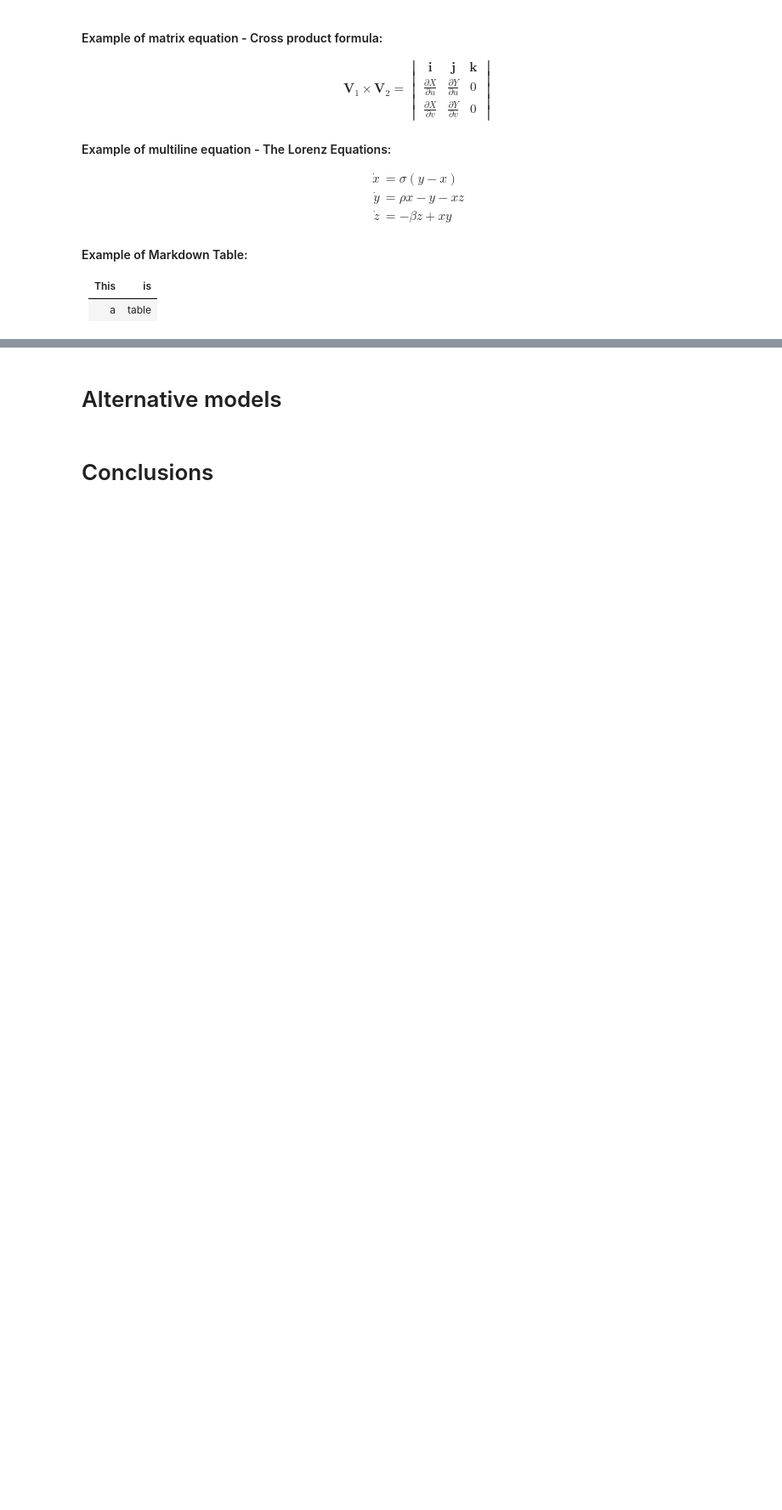
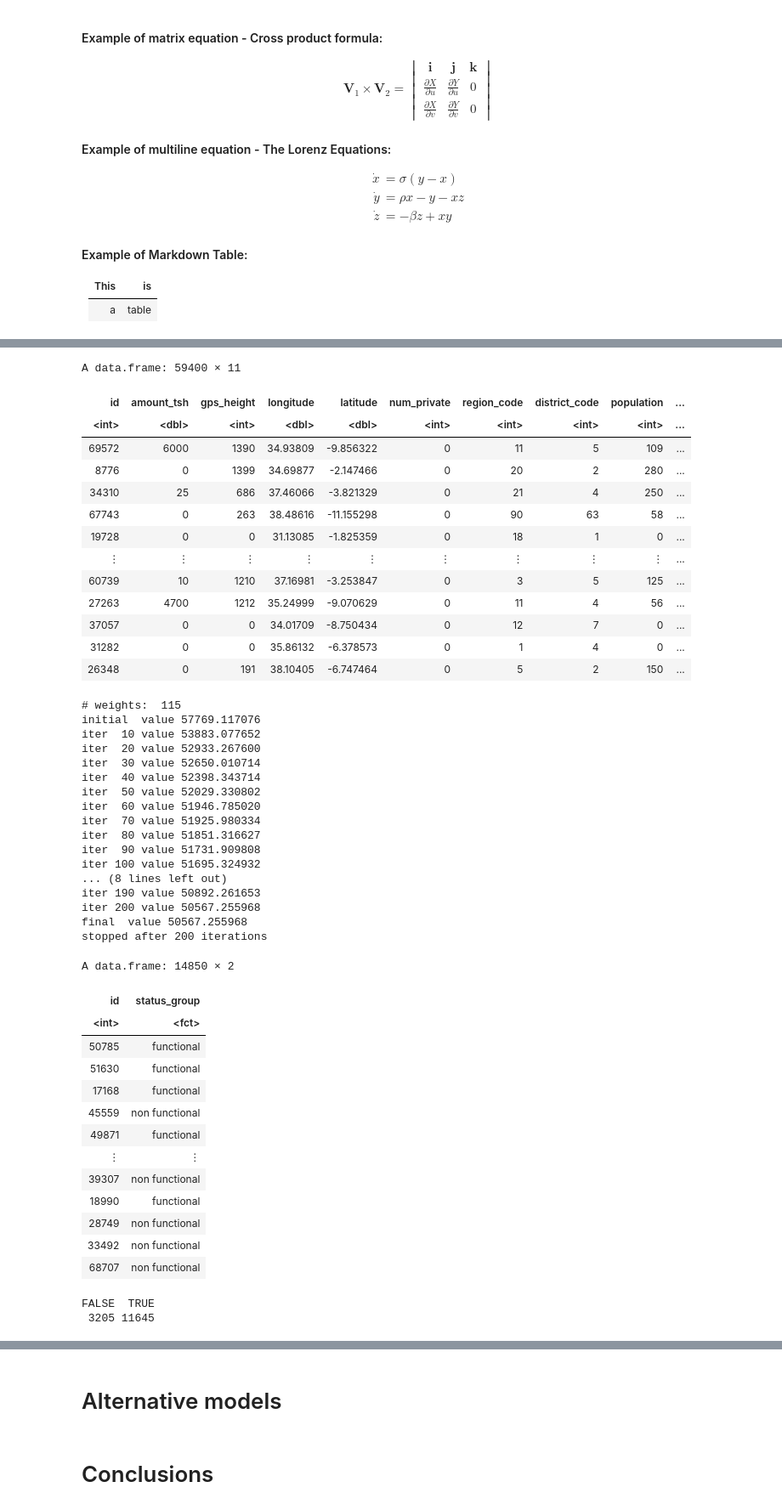
Before and after one commit to nmarotte/F422-fluffy-couscous, a Jupyter notebook: ReportTemplate.ipynb, the cells around one changed output, grey strips where cells are left out. Shown: that part at 85% size. Drawn from its saved outputs; the diff is of its cells as text; code cells hidden in the pictures; blank space fills up the shorter version.

```diff
--- a/ReportTemplate.ipynb
+++ b/ReportTemplate.ipynb
@@ -401,0 +422,75 @@ A data.frame: 14850 × 2
+# %%
+library(nnet)
+
+data_train
+
+# example model
+
+#DS <- cbind(X, functionnal=Y)
+#data_train doit encore être défini data input + status_group
+
+model<- nnet(status_group~., data= data_train, size = 8, decay=5e-4, maxit=200) # what we need to change according of the model
+
+
+predict_unseen <- predict(model,test_set_values, type= 'class')
+
+status_group <-predict_unseen
+
+data_predict <- test_set_values
+
+
+data_predict <- cbind(data_predict[1],status_group)
+
+data_predict
+
+table(data_predict["status_group"] == "functional")
+
+write.csv(data_predict,"NeuralNetwork.csv",row.names = FALSE)
+# %% [output]
+A data.frame: 59400 × 11
+| id | amount_tsh | gps_height | longitude | latitude | num_private | region_code | district_code | population | ... |
+| <int> | <dbl> | <int> | <dbl> | <dbl> | <int> | <int> | <int> | <int> | ... |
+| 69572 | 6000 | 1390 | 34.93809 | -9.856322 | 0 | 11 | 5 | 109 | ... |
+| 8776 | 0 | 1399 | 34.69877 | -2.147466 | 0 | 20 | 2 | 280 | ... |
+| 34310 | 25 | 686 | 37.46066 | -3.821329 | 0 | 21 | 4 | 250 | ... |
+| 67743 | 0 | 263 | 38.48616 | -11.155298 | 0 | 90 | 63 | 58 | ... |
+| 19728 | 0 | 0 | 31.13085 | -1.825359 | 0 | 18 | 1 | 0 | ... |
+| ⋮ | ⋮ | ⋮ | ⋮ | ⋮ | ⋮ | ⋮ | ⋮ | ⋮ | ... |
+| 60739 | 10 | 1210 | 37.16981 | -3.253847 | 0 | 3 | 5 | 125 | ... |
+| 27263 | 4700 | 1212 | 35.24999 | -9.070629 | 0 | 11 | 4 | 56 | ... |
+| 37057 | 0 | 0 | 34.01709 | -8.750434 | 0 | 12 | 7 | 0 | ... |
+| 31282 | 0 | 0 | 35.86132 | -6.378573 | 0 | 1 | 4 | 0 | ... |
+| 26348 | 0 | 191 | 38.10405 | -6.747464 | 0 | 5 | 2 | 150 | ... |
+# weights:  115
+initial  value 57769.117076
+iter  10 value 53883.077652
+iter  20 value 52933.267600
+iter  30 value 52650.010714
+iter  40 value 52398.343714
+iter  50 value 52029.330802
+iter  60 value 51946.785020
+iter  70 value 51925.980334
+iter  80 value 51851.316627
+iter  90 value 51731.909808
+iter 100 value 51695.324932
+... (8 lines left out)
+iter 190 value 50892.261653
+iter 200 value 50567.255968
+final  value 50567.255968
+stopped after 200 iterations
+A data.frame: 14850 × 2
+| id | status_group |
+| <int> | <fct> |
+| 50785 | functional |
+| 51630 | functional |
+| 17168 | functional |
+| 45559 | non functional |
+| 49871 | functional |
+| ⋮ | ⋮ |
+| 39307 | non functional |
+| 18990 | functional |
+| 28749 | non functional |
+| 33492 | non functional |
+| 68707 | non functional |
+FALSE  TRUE
+ 3205 11645
```
Also changed, not shown: parts of 11 cells of this notebook, 1 other file.
